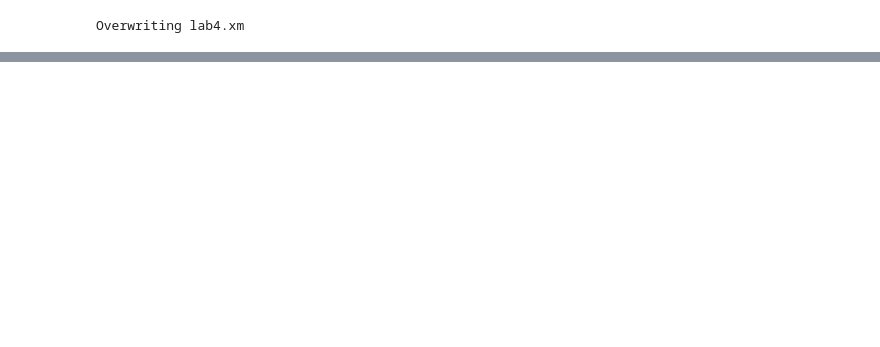
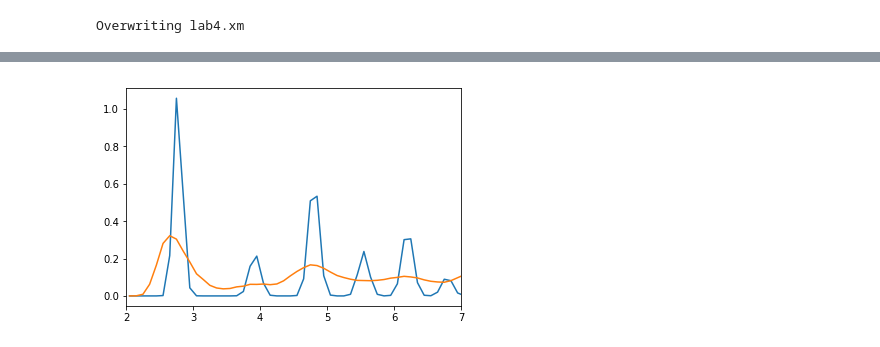
Before and after one commit to rostyq/edu_notebooks, a Jupyter notebook: mesoscale_physics/lab4.ipynb, the cells around one changed output, grey strips where cells are left out. Cells and saved outputs as stored; diff of their text form; code cells hidden in the pictures; blank space fills up the shorter version.

```diff
--- a/mesoscale_physics/lab4.ipynb
+++ b/mesoscale_physics/lab4.ipynb
@@ -99,0 +146,8 @@ ax.grid()
+# %%
+for i in range(2):
+    rdf[i]['rho'] = rdf[i].norm_count / (4 * np.pi * rdf[i].index ** 2 * 0.5)
+    rdf[i]['g'] = rdf[i]['rho'] * (V/N)
+    plt.plot(rdf[i].index, rdf[i]['g'])
+    plt.xlim((2, 7))
+# %% [output]
+[figure, added]
```
Also changed, not shown: parts of 24 cells of this notebook, 5 other files.
